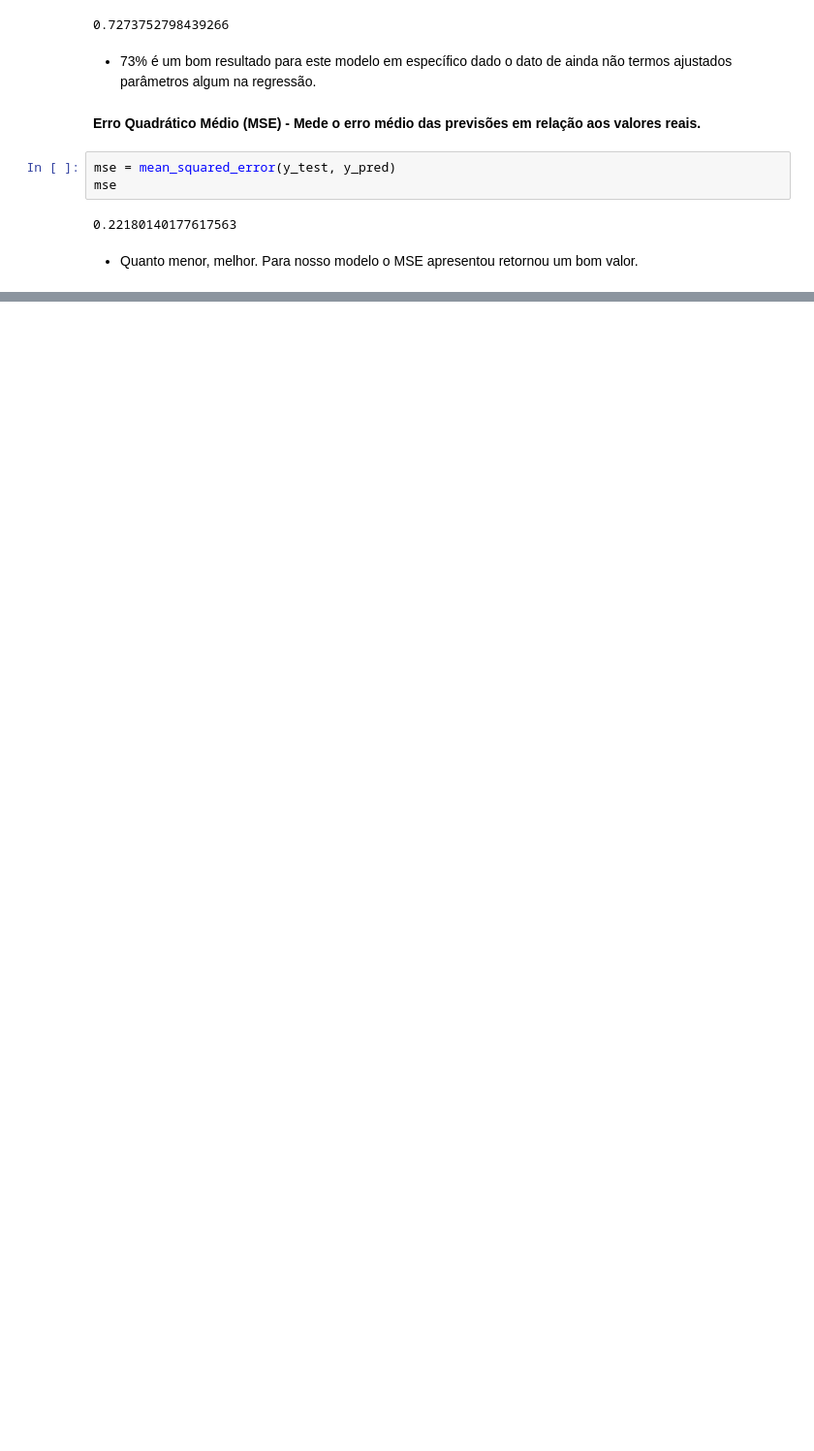
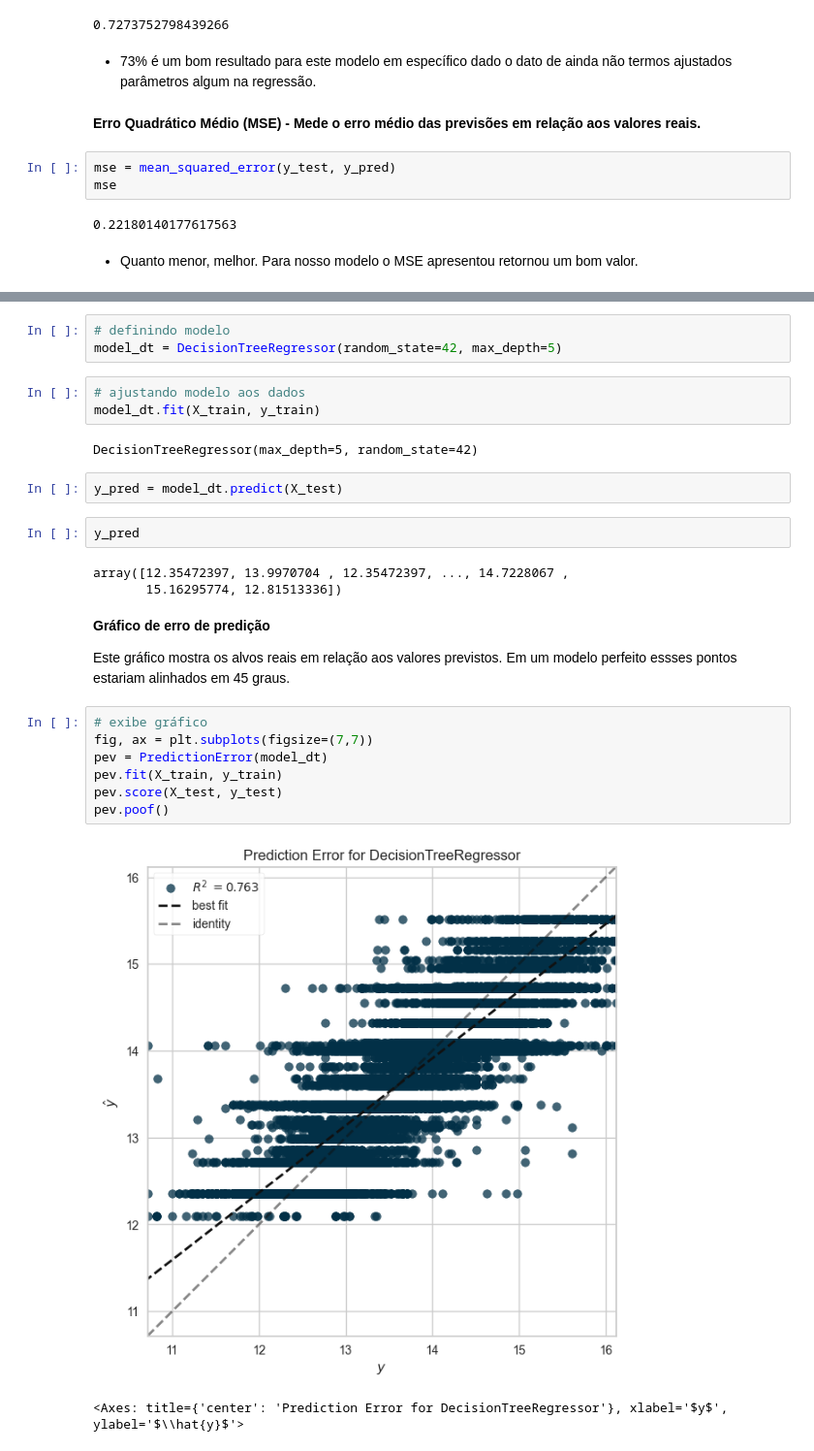
Before and after one commit to DieGod-DS/Previsao_Preco_Imovel, a Jupyter notebook: code/EDA.ipynb, the cells around one changed output, grey strips where cells are left out. Shown at 97% size. Cells and saved outputs as stored; diff of their text form; blank space fills up the shorter version.

```diff
--- a/code/EDA.ipynb
+++ b/code/EDA.ipynb
@@ -547,0 +565,29 @@ mse
+# %%
+# definindo modelo
+model_dt = DecisionTreeRegressor(random_state=42, max_depth=5)
+# %%
+# ajustando modelo aos dados
+model_dt.fit(X_train, y_train)
+# %% [output]
+DecisionTreeRegressor(max_depth=5, random_state=42)
+# %%
+y_pred = model_dt.predict(X_test)
+# %%
+y_pred
+# %% [output]
+array([12.35472397, 13.9970704 , 12.35472397, ..., 14.7228067 ,
+       15.16295774, 12.81513336])
+# %% [markdown]
+**Gráfico de erro de predição**
+
+Este gráfico mostra os alvos reais em relação aos valores previstos. Em um modelo perfeito essses pontos estariam alinhados em 45 graus.
+# %%
+# exibe gráfico
+fig, ax = plt.subplots(figsize=(7,7))
+pev = PredictionError(model_dt)
+pev.fit(X_train, y_train)
+pev.score(X_test, y_test)
+pev.poof()
+# %% [output]
+[figure, added]
+<Axes: title={'center': 'Prediction Error for DecisionTreeRegressor'}, xlabel='$y$', ylabel='$\\hat{y}$'>
```
Also changed, not shown: parts of 64 cells of this notebook, 2 other files.
